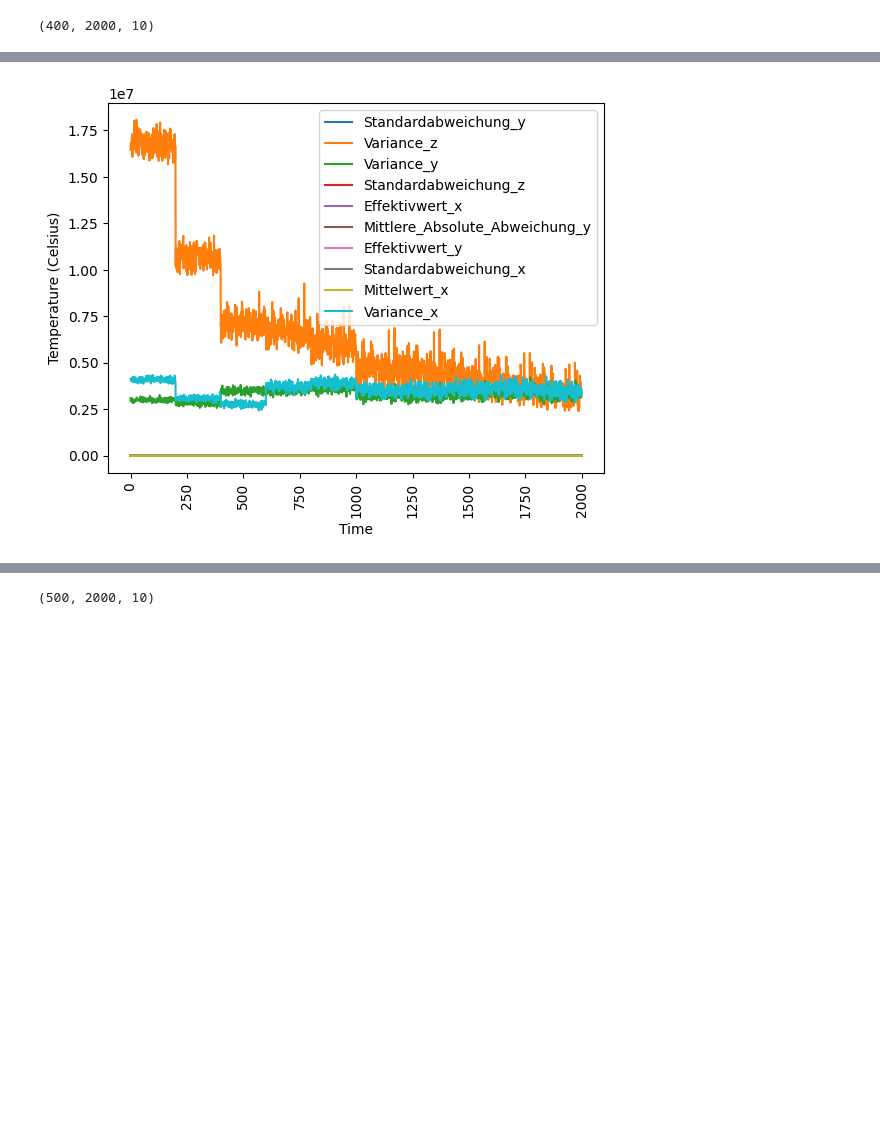
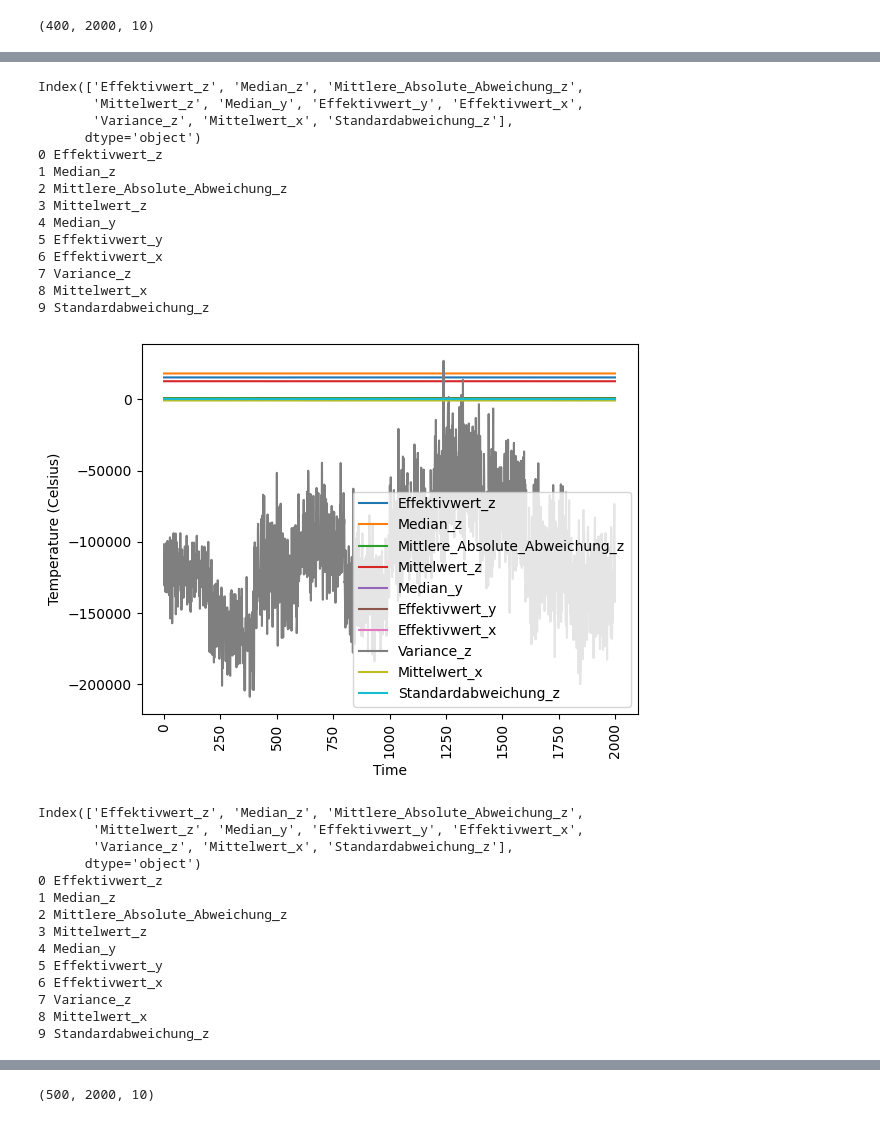
Before and after one commit to lian333/thesis, a Jupyter notebook: syntheic_data/timeseries_dgan.ipynb, the cells around one changed output, grey strips where cells are left out. Saved outputs shown, nothing was run; the diff lists cells and outputs as text; code cells hidden in the pictures; blank space fills up the shorter version.

```diff
--- a/syntheic_data/timeseries_dgan.ipynb
+++ b/syntheic_data/timeseries_dgan.ipynb
@@ -294,7 +363,7 @@ model = DGAN(DGANConfig(
     use_attribute_discriminator=True,
     generator_learning_rate=1e-4,
     discriminator_learning_rate=1e-4,
-    epochs=50,
+    epochs=250,
 ))
 start_time = time.time()
 
@@ -307,9 +376,11 @@ model.train_numpy(
 end_time = time.time()
 epoch_time = end_time - start_time
 print(f"Epoch {1} training time: {epoch_time:.2f} seconds")
-_,synthetic_features = model.generate_numpy(500)
+# Save the trained model
+model.save('dgan_model_2000_axis2.pkl')
+_,synthetic_features = model.generate_numpy(300)
 synthetic_features=np.array(synthetic_features)
 import pickle
-with open('synthetic_data.pkl', 'wb') as f:
+with open('synthetic_data_2000_axis1.pkl', 'wb') as f:
     pickle.dump(synthetic_features, f)
 # %% [output]
@@ -319,7 +387,0 @@ _,synthetic_features = model.generate_numpy(500)
-# %%
-synthetic_features=np.array(synthetic_features)
-synthetic_features.shape
-# save the synthetic data as pickle file
-import pickle
-with open('synthetic_data.pkl', 'wb') as f:
-    pickle.dump(synthetic_features, f)
@@ -328,3 +388,3 @@ with open('synthetic_data.pkl', 'wb') as f:
 # %%
-2489582/3
+_,synthetic_features = model.generate_numpy(300)
 # %% [output]
@@ -337,7 +397,7 @@ final.shape
 # %%
 import pickle
 # Load the synthetic data
-with open('synthetic_data.pkl', 'rb') as f:
+with open('synthetic_data_2000_axis1.pkl', 'rb') as f:
     synthetic_features = pickle.load(f)
 # %%
 synthetic_features.shape
@@ -352,9 +465,39 @@ NameError: name 'plot_day' is not defined
 # %%
 # Show some synthetic 1-day samples
-plot_day(synthetic_features[1,:,:])
+
+
+plot_day(synthetic_features[2,:,:])
 plot_day(synthetic_features[45,:,:])
-plot_day(synthetic_features[10,:,:])
+plot_day(synthetic_features[6,:,:])
 
 # Overall trends are similar to training samples, but with more local noise
 # %% [output]
+Index(['Effektivwert_z', 'Median_z', 'Mittlere_Absolute_Abweichung_z',
+       'Mittelwert_z', 'Median_y', 'Effektivwert_y', 'Effektivwert_x',
+       'Variance_z', 'Mittelwert_x', 'Standardabweichung_z'],
+      dtype='object')
+0 Effektivwert_z
+1 Median_z
+2 Mittlere_Absolute_Abweichung_z
+3 Mittelwert_z
+4 Median_y
+5 Effektivwert_y
+6 Effektivwert_x
+7 Variance_z
+8 Mittelwert_x
+9 Standardabweichung_z
-[figure, old version]
+[figure, new version]
+Index(['Effektivwert_z', 'Median_z', 'Mittlere_Absolute_Abweichung_z',
+       'Mittelwert_z', 'Median_y', 'Effektivwert_y', 'Effektivwert_x',
+       'Variance_z', 'Mittelwert_x', 'Standardabweichung_z'],
+      dtype='object')
+0 Effektivwert_z
+1 Median_z
+2 Mittlere_Absolute_Abweichung_z
+3 Mittelwert_z
+4 Median_y
+5 Effektivwert_y
+6 Effektivwert_x
+7 Variance_z
+8 Mittelwert_x
+9 Standardabweichung_z
```
Also changed, not shown: parts of 48 cells of this notebook, 6 other files.
